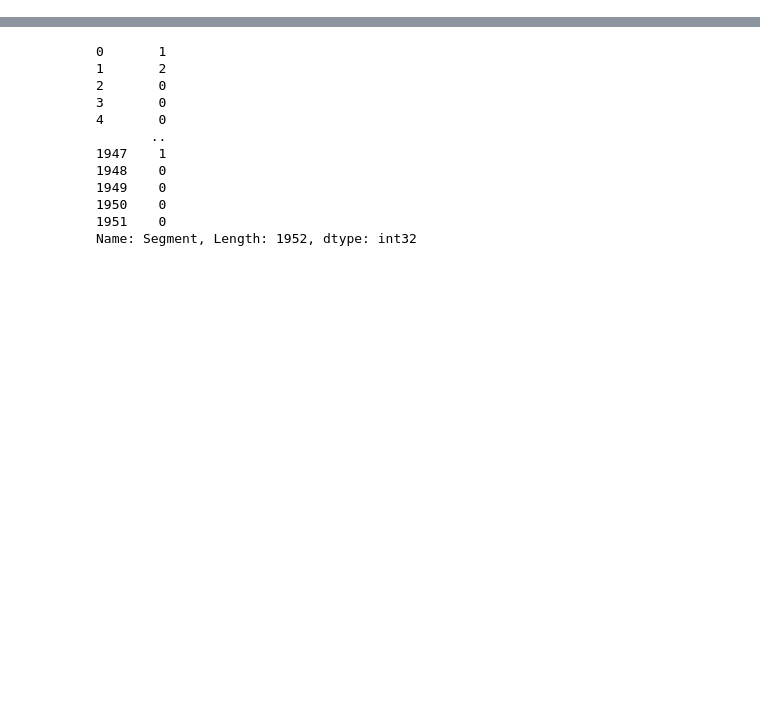
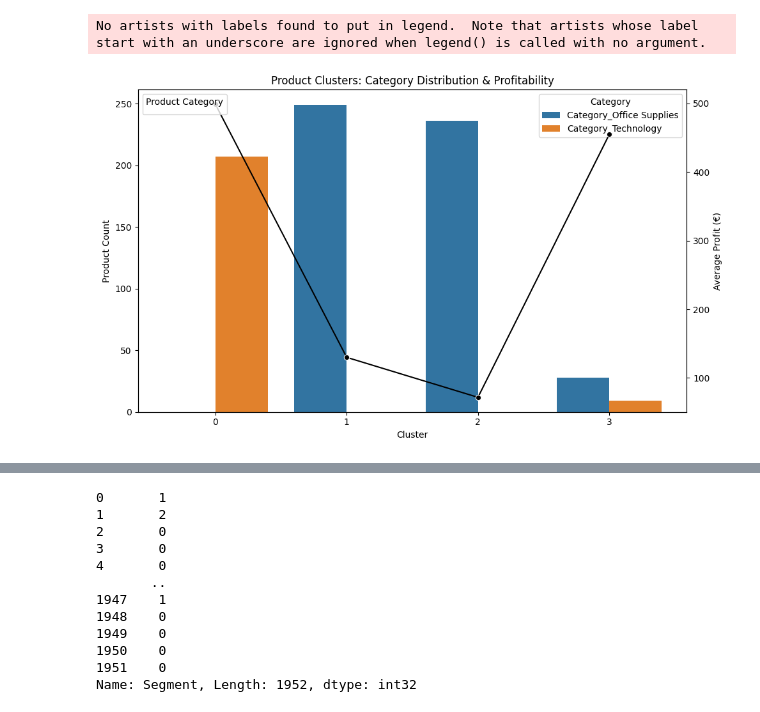
Before and after one commit to BRamotowski/Data-Science-Consulting-Approach, a Jupyter notebook: unsupervised_learning.ipynb, the cells around one changed output, grey strips where cells are left out. Cells and saved outputs as stored; diff of their text form; code cells hidden in the pictures; blank space fills up the shorter version.

```diff
--- a/unsupervised_learning.ipynb
+++ b/unsupervised_learning.ipynb
@@ -12,0 +119,34 @@ orders_df = read_and_clean()
+# %%
+# Prepare cluster-wise profit
+cluster_profit = product_df.groupby('Cluster')['Profit'].mean().reset_index()
+cluster_profit.columns = ['Cluster', 'Avg_Profit']
+
+# Melt category columns
+melted = product_df.melt(
+    id_vars=['Cluster'],
+    value_vars=['Category_Office Supplies', 'Category_Technology'],
+    var_name='Category',
+    value_name='IsCategory'
+)
+melted = melted[melted['IsCategory']]
+
+# Plot
+fig, ax1 = plt.subplots(figsize=(10, 6))
+
+# Bar chart: product count by cluster and category
+sns.countplot(data=melted, x='Cluster', hue='Category', ax=ax1)
+ax1.set_ylabel('Product Count')
+ax1.set_xlabel('Cluster')
+ax1.set_title('Product Clusters: Category Distribution & Profitability')
+
+# Line plot: average profit
+ax2 = ax1.twinx()
+sns.lineplot(data=cluster_profit, x='Cluster', y='Avg_Profit', color='black', marker='o', ax=ax2)
+ax2.set_ylabel('Average Profit (€)')
+
+plt.legend(title='Product Category', loc='upper left')
+plt.tight_layout()
+plt.show()
+# %% [output]
+No artists with labels found to put in legend.  Note that artists whose label start with an underscore are ignored when legend() is called with no argument.
+[figure, added]
```
Also changed, not shown: parts of 11 cells of this notebook, 2 other files.
